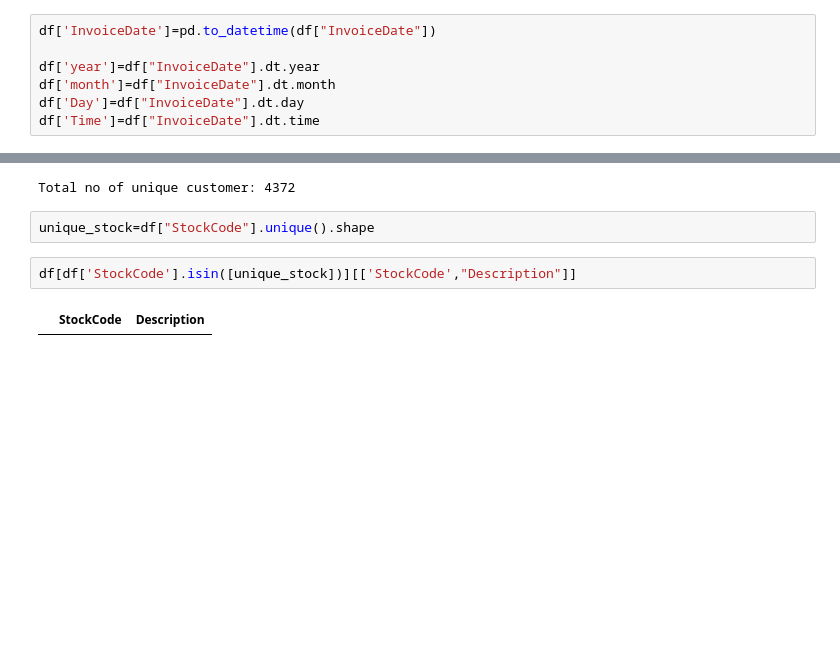
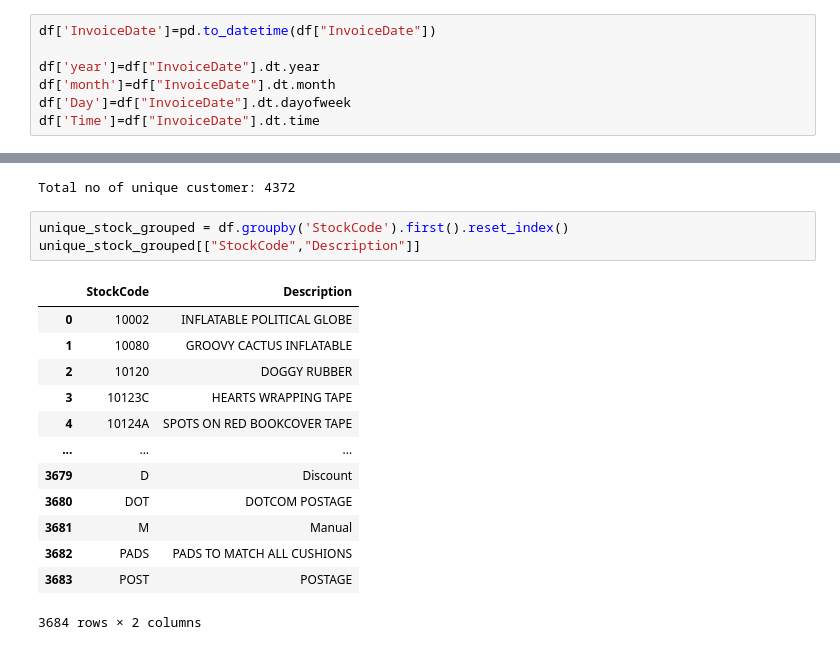
Before and after one commit to seemantk-protean/DevopsRepo, a Jupyter notebook: 29-07-2024.ipynb, the cells around one changed output, grey strips where cells are left out. Saved outputs shown, nothing was run; the diff lists cells and outputs as text; blank space fills up the shorter version.

```diff
--- a/29-07-2024.ipynb
+++ b/29-07-2024.ipynb
@@ -110,7 +110,7 @@ df['InvoiceDate']=pd.to_datetime(df["InvoiceDate"])
 
 df['year']=df["InvoiceDate"].dt.year
 df['month']=df["InvoiceDate"].dt.month
-df['Day']=df["InvoiceDate"].dt.day
+df['Day']=df["InvoiceDate"].dt.dayofweek
 df['Time']=df["InvoiceDate"].dt.time
 # %%
 df.head(1)
@@ -232,9 +232,20 @@ Name: order_amt, dtype: float64
 print("Total no of unique customer:",df['CustomerID'].unique().shape[0])
 # %% [output]
 Total no of unique customer: 4372
-# %%
-unique_stock=df["StockCode"].unique().shape
 # %%
-df[df['StockCode'].isin([unique_stock])][['StockCode',"Description"]]
+unique_stock_grouped = df.groupby('StockCode').first().reset_index()
+unique_stock_grouped[["StockCode","Description"]]
 # %% [output]
 |  | StockCode | Description |
+| 0 | 10002 | INFLATABLE POLITICAL GLOBE |
+| 1 | 10080 | GROOVY CACTUS INFLATABLE |
+| 2 | 10120 | DOGGY RUBBER |
+| 3 | 10123C | HEARTS WRAPPING TAPE |
+| 4 | 10124A | SPOTS ON RED BOOKCOVER TAPE |
+| ... | ... | ... |
+| 3679 | D | Discount |
+| 3680 | DOT | DOTCOM POSTAGE |
+| 3681 | M | Manual |
+| 3682 | PADS | PADS TO MATCH ALL CUSHIONS |
+| 3683 | POST | POSTAGE |
+3684 rows × 2 columns
```
Also changed, not shown: parts of 5 cells of this notebook, 1 other file.
